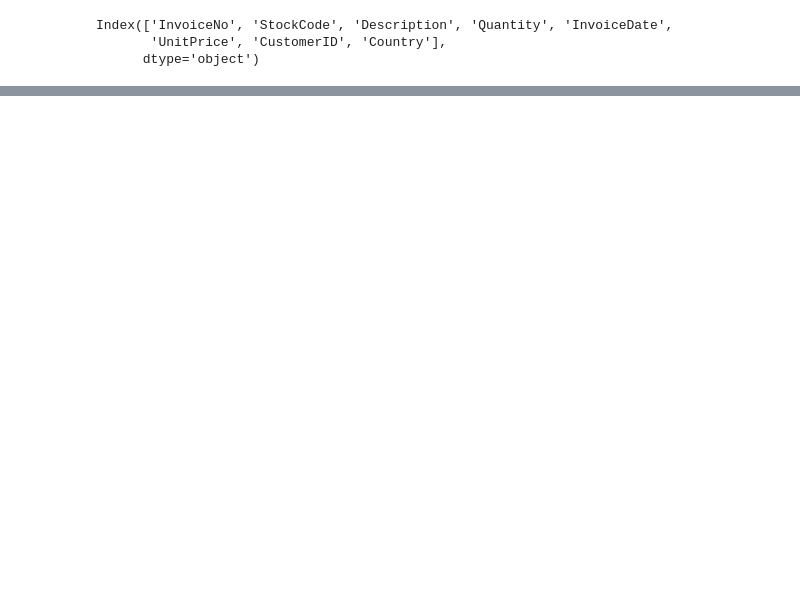
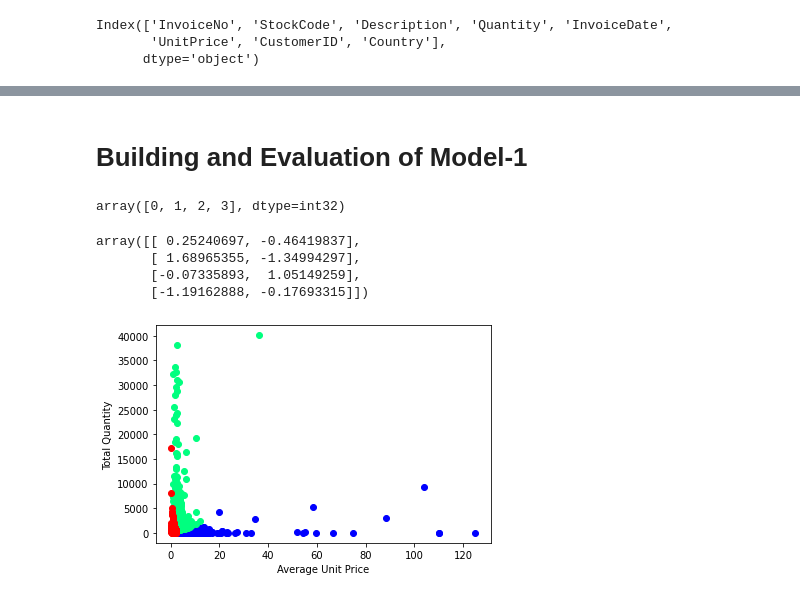
Before and after one commit to prabirdeb/Customer-Segmentation, a Jupyter notebook: Online_Retail_Customer_Segmentation.ipynb, the cells around one changed output, grey strips where cells are left out. Cells and saved outputs as stored; diff of their text form; code cells hidden in the pictures; blank space fills up the shorter version.

```diff
--- a/Online_Retail_Customer_Segmentation.ipynb
+++ b/Online_Retail_Customer_Segmentation.ipynb
@@ -221,0 +520,4 @@ While, we are finding out the **general formula** from the experiences, we shoul
+# %%
+# Standardization of Input Data
+scaler = StandardScaler()
+X_final = scaler.fit_transform(X)
@@ -221,0 +528,36 @@ While, we are finding out the **general formula** from the experiences, we shoul
+# %% [markdown]
+# **Building and Evaluation of Model-1**
+# %%
+model_kmeans = KMeans(n_clusters=4)
+# %%
+y_preds_kmeans= model_kmeans.fit_predict(X_final)
+np.unique(y_preds_kmeans)
+# %% [output]
+array([0, 1, 2, 3], dtype=int32)
+# %%
+centers=model_kmeans.cluster_centers_
+centers
+# %% [output]
+array([[ 0.25240697, -0.46419837],
+       [ 1.68965355, -1.34994297],
+       [-0.07335893,  1.05149259],
+       [-1.19162888, -0.17693315]])
+# %%
+customer_df_clean['Cluster']= y_preds_kmeans
+# %%
+# Creating scatter plot to understand the clusters
+df1=customer_df_clean[customer_df_clean.Cluster==0]
+df2=customer_df_clean[customer_df_clean.Cluster==1]
+df3=customer_df_clean[customer_df_clean.Cluster==2]
+df4=customer_df_clean[customer_df_clean.Cluster==3]
+
+plt.scatter(df1.Mean_UnitPrice, df1.Sum_Quantity, color='darkgreen')
+plt.scatter(df2.Mean_UnitPrice, df2.Sum_Quantity, color='blue')
+plt.scatter(df3.Mean_UnitPrice, df3.Sum_Quantity, color='springgreen')
+plt.scatter(df4.Mean_UnitPrice, df4.Sum_Quantity, color='red')
+plt.xlabel('Average Unit Price')
+plt.ylabel('Total Quantity')
+# plt.scatter(centers[:0], centers[:1], color='purple',marker='*')
+plt.show()
+# %% [output]
+[figure, added]
```
Also changed, not shown: parts of 88 cells of this notebook.
